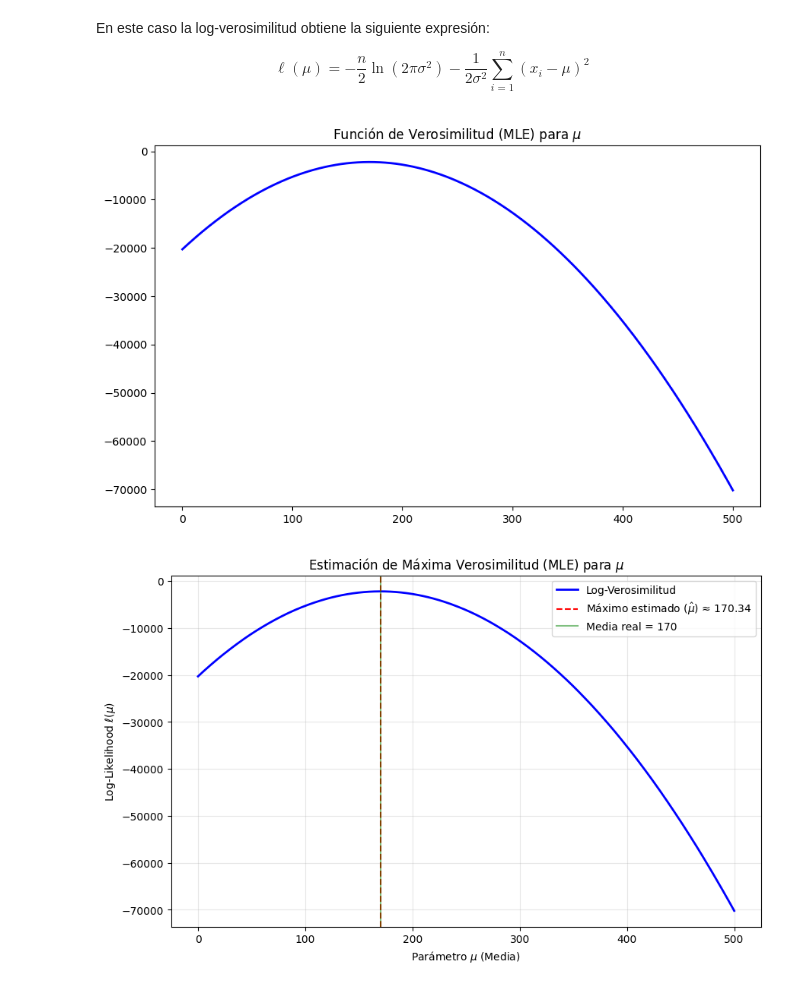
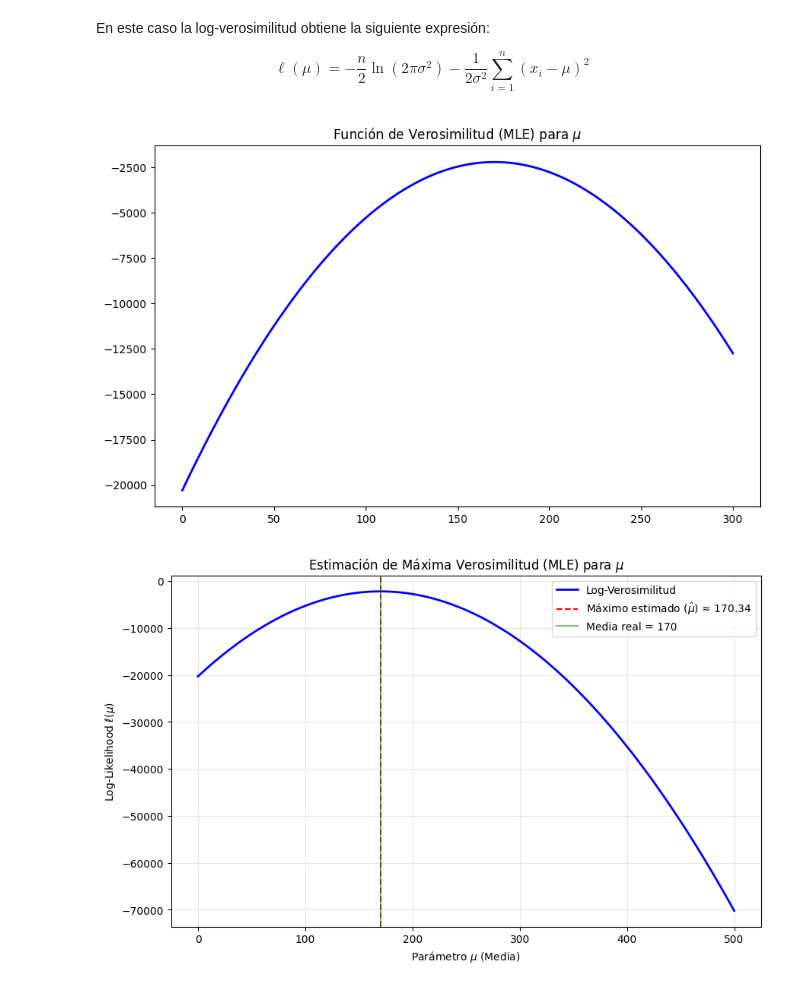
Before and after one commit to czammar/ai_supervised_ml, a Jupyter notebook: notebooks/06_max_likelihod.ipynb, the cells around one changed output. Cells and saved outputs as stored; diff of their text form; code cells hidden in the pictures.

```diff
--- a/notebooks/06_max_likelihod.ipynb
+++ b/notebooks/06_max_likelihod.ipynb
@@ -49,19 +49,19 @@ def log_verosimilitud(mu, sigma, x):
     return termino_constante + termino_variable
 # %%
 # 3. Preparar el gráfico variando mu
-rango_mu = np.linspace(0, 500, 500) # Probamos valores de mu entre 160 y 180
+rango_mu = np.linspace(0, 300, 300) # Probamos valores de mu entre 160 y 180
 log_vals = [log_verosimilitud(m, sigma_real, datos) for m in rango_mu]
 
 # Encontrar el máximo estimado (MLE)
 mu_mle = rango_mu[np.argmax(log_vals)]
 
 # Gráfico
 plt.figure(figsize=(10, 6))
 plt.plot(rango_mu, log_vals, label='Log-Verosimilitud', color='blue', lw=2)
 plt.title('Función de Verosimilitud (MLE) para $\mu$')
 plt.show()
 # %% [output]
-[figure, old version]
+[figure, new version]
 # %%
 plt.figure(figsize=(10, 6))
 plt.plot(rango_mu, log_vals, label='Log-Verosimilitud', color='blue', lw=2)
```
Also changed, not shown: 5 other files.
